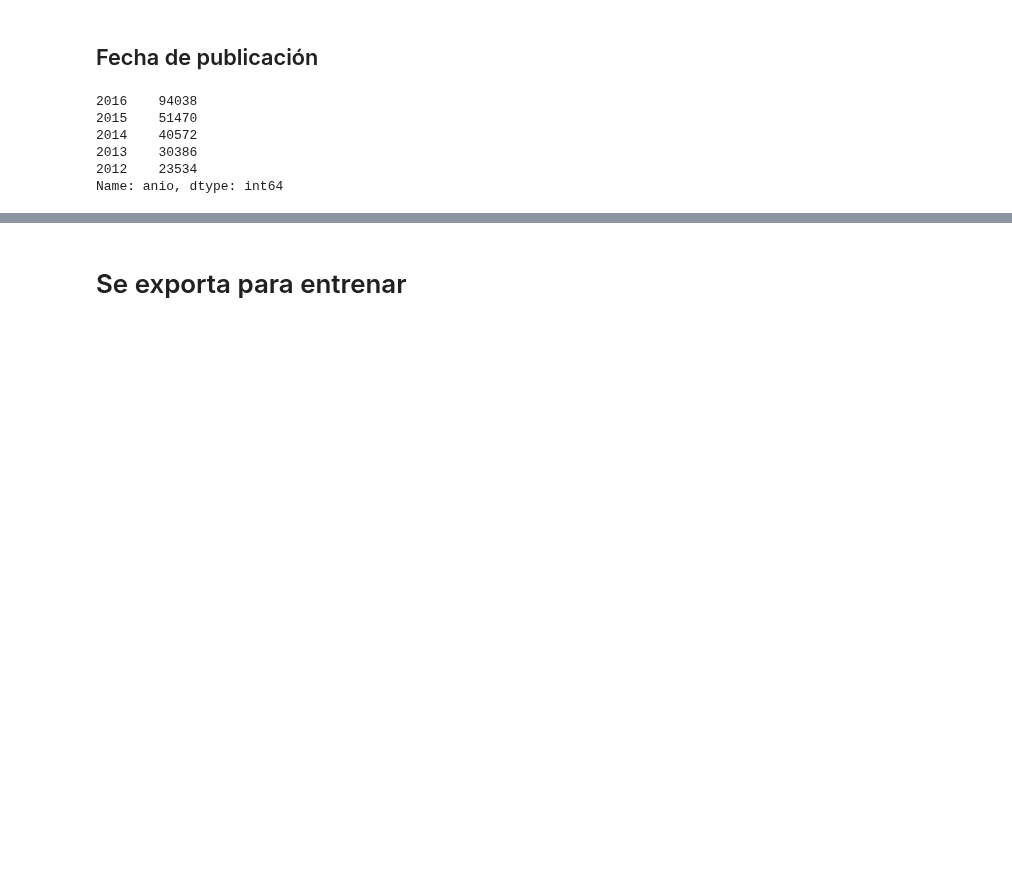
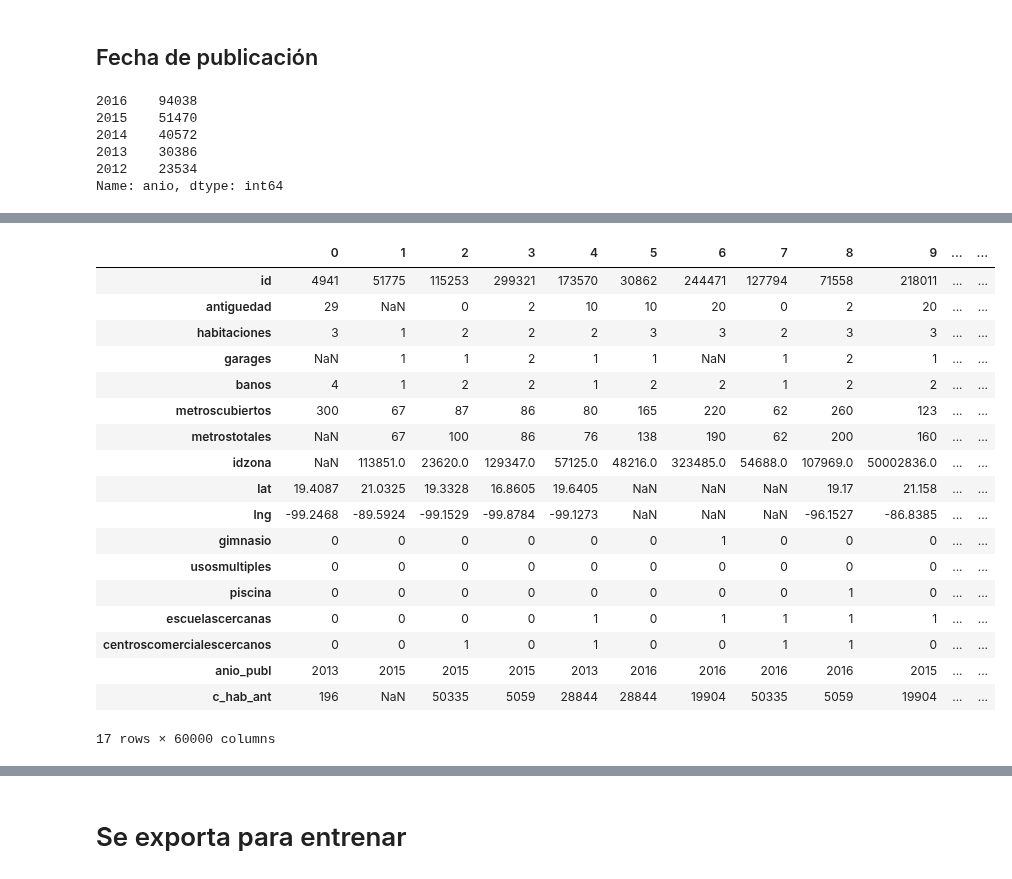
Before and after one commit to Alaneta/Datacones, a Jupyter notebook: tp2/1_Features_XG.ipynb, the cells around one changed output, grey strips where cells are left out. Saved outputs shown, nothing was run; the diff lists cells and outputs as text; code cells hidden in the pictures; blank space fills up the shorter version.

```diff
--- a/tp2/1_Features_XG.ipynb
+++ b/tp2/1_Features_XG.ipynb
@@ -180,0 +204,7 @@ test_set['anio_publ'] = pd.to_datetime(test['fecha']).dt.year
+# %%
+ant = data
+ant['count'] = 1
+ant = ant.groupby(by='antiguedad').sum()[['count','habitaciones','id']]
+#ant.sort_values(ascending=False).tail(5)
+ant = ant.reset_index()
+ant.head()
@@ -180,0 +218,9 @@ test_set['anio_publ'] = pd.to_datetime(test['fecha']).dt.year
+# %%
+def hab_ant(row):
+    #if(row['antiguedad'] <= 10 ):
+        return row['count'] * 1
+    #return row['habitaciones'] * 0.5
+# %%
+ant2 = ant
+ant2['c_hab_ant'] = ant2.apply(hab_ant,axis=1)
+ant2.head(15)
@@ -180,0 +246,3 @@ test_set['anio_publ'] = pd.to_datetime(test['fecha']).dt.year
+# %%
+ant3 = ant2[['c_hab_ant','antiguedad']]
+ant3.head()
@@ -180,0 +278,23 @@ test_set['anio_publ'] = pd.to_datetime(test['fecha']).dt.year
+# %%
+test_set = test_set.merge(ant3,on = 'antiguedad',how = 'left')
+test_set.transpose()
+# %% [output]
+|  | 0 | 1 | 2 | 3 | 4 | 5 | 6 | 7 | 8 | 9 | ... | ... |
+| id | 4941 | 51775 | 115253 | 299321 | 173570 | 30862 | 244471 | 127794 | 71558 | 218011 | ... | ... |
+| antiguedad | 29 | NaN | 0 | 2 | 10 | 10 | 20 | 0 | 2 | 20 | ... | ... |
+| habitaciones | 3 | 1 | 2 | 2 | 2 | 3 | 3 | 2 | 3 | 3 | ... | ... |
+| garages | NaN | 1 | 1 | 2 | 1 | 1 | NaN | 1 | 2 | 1 | ... | ... |
+| banos | 4 | 1 | 2 | 2 | 1 | 2 | 2 | 1 | 2 | 2 | ... | ... |
+| metroscubiertos | 300 | 67 | 87 | 86 | 80 | 165 | 220 | 62 | 260 | 123 | ... | ... |
+| metrostotales | NaN | 67 | 100 | 86 | 76 | 138 | 190 | 62 | 200 | 160 | ... | ... |
+| idzona | NaN | 113851.0 | 23620.0 | 129347.0 | 57125.0 | 48216.0 | 323485.0 | 54688.0 | 107969.0 | 50002836.0 | ... | ... |
+| lat | 19.4087 | 21.0325 | 19.3328 | 16.8605 | 19.6405 | NaN | NaN | NaN | 19.17 | 21.158 | ... | ... |
+| lng | -99.2468 | -89.5924 | -99.1529 | -99.8784 | -99.1273 | NaN | NaN | NaN | -96.1527 | -86.8385 | ... | ... |
+| gimnasio | 0 | 0 | 0 | 0 | 0 | 0 | 1 | 0 | 0 | 0 | ... | ... |
+| usosmultiples | 0 | 0 | 0 | 0 | 0 | 0 | 0 | 0 | 0 | 0 | ... | ... |
+| piscina | 0 | 0 | 0 | 0 | 0 | 0 | 0 | 0 | 1 | 0 | ... | ... |
+| escuelascercanas | 0 | 0 | 0 | 0 | 1 | 0 | 1 | 1 | 1 | 1 | ... | ... |
+| centroscomercialescercanos | 0 | 0 | 1 | 0 | 1 | 0 | 0 | 1 | 1 | 0 | ... | ... |
+| anio_publ | 2013 | 2015 | 2015 | 2015 | 2013 | 2016 | 2016 | 2016 | 2016 | 2015 | ... | ... |
+| c_hab_ant | 196 | NaN | 50335 | 5059 | 28844 | 28844 | 19904 | 50335 | 5059 | 19904 | ... | ... |
+17 rows × 60000 columns
```
Also changed, not shown: parts of 16 cells of this notebook.
